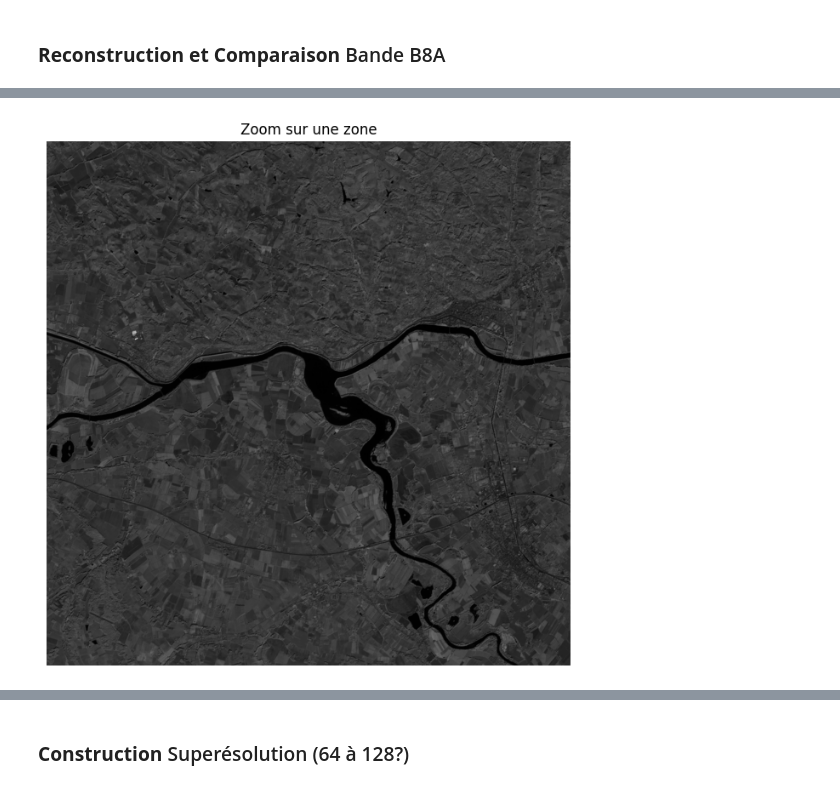
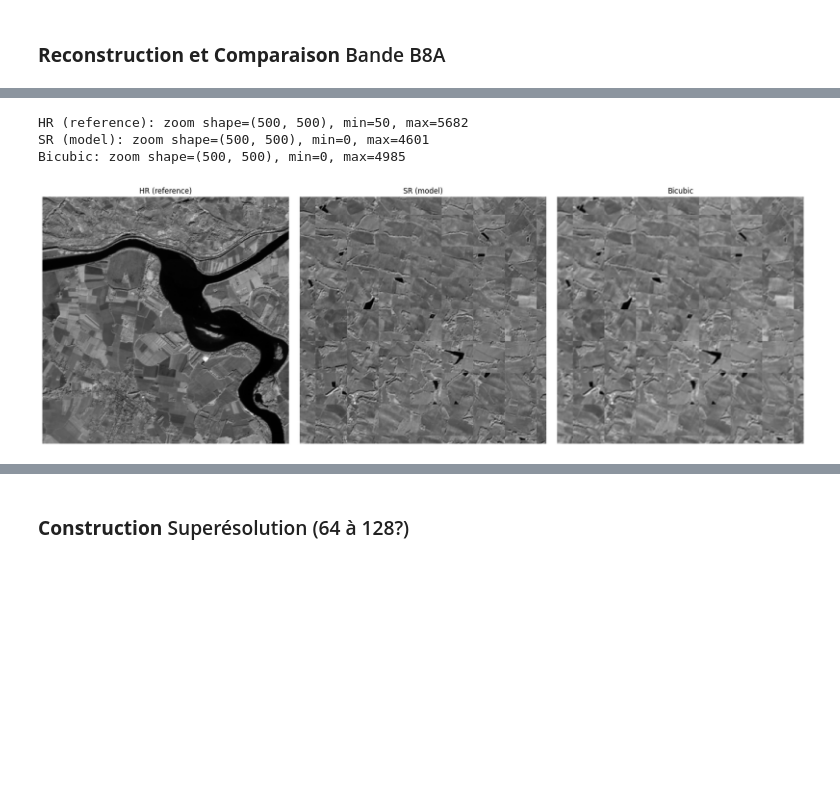
Before and after one commit to Raphael-Pellure/PY-Super-Resolution, a Jupyter notebook: Notebook_Final.ipynb, the cells around one changed output, grey strips where cells are left out. Saved outputs shown, nothing was run; the diff lists cells and outputs as text; code cells hidden in the pictures; blank space fills up the shorter version.

```diff
--- a/Notebook_Final.ipynb
+++ b/Notebook_Final.ipynb
@@ -625,14 +667,39 @@ Min / Max : 0 10000
 # %%
-# Choisir une zone
-y1, y2 = 1000, 2500
-x1, x2 = 3500, 5000
+import rasterio
+import matplotlib.pyplot as plt
 
-zoom = img[y1:y2, x1:x2]
+# Chemins des trois images
+tif_paths = {
+    "HR (reference)": "SENTINEL2X_20181015-000000-000_L3A_T31TCJ_D_V1-1_FRC_B8.tif",
+    "SR (model)": "output_sr.tif",
+    "Bicubic": "output_bicubic.tif"
+}
 
-plt.figure(figsize=(8, 8))
-plt.imshow(zoom, cmap='gray')
-plt.title("Zoom sur une zone")
-plt.axis("off")
+# Zone de zoom (à adapter selon ton intérêt)
+y1, y2 = 1500, 2000
+x1, x2 = 4000, 4500
+
+plt.figure(figsize=(18, 6))
+
+for i, (title, path) in enumerate(tif_paths.items(), 1):
+    # Charger l'image
+    with rasterio.open(path) as src:
+        img = src.read(1)
+
+    # Extraire la zone de zoom
+    zoom = img[y1:y2, x1:x2]
+
+    # Affichage
+    plt.subplot(1, 3, i)
+    plt.imshow(zoom, cmap="gray")
+    plt.title(title)
+    plt.axis("off")
+    print(f"{title}: zoom shape={zoom.shape}, min={zoom.min()}, max={zoom.max()}")
+
+plt.tight_layout()
 plt.show()
 # %% [output]
+HR (reference): zoom shape=(500, 500), min=50, max=5682
+SR (model): zoom shape=(500, 500), min=0, max=4601
+Bicubic: zoom shape=(500, 500), min=0, max=4985
-[figure, old version]
+[figure, new version]
```
Also changed, not shown: parts of 11 cells of this notebook.
